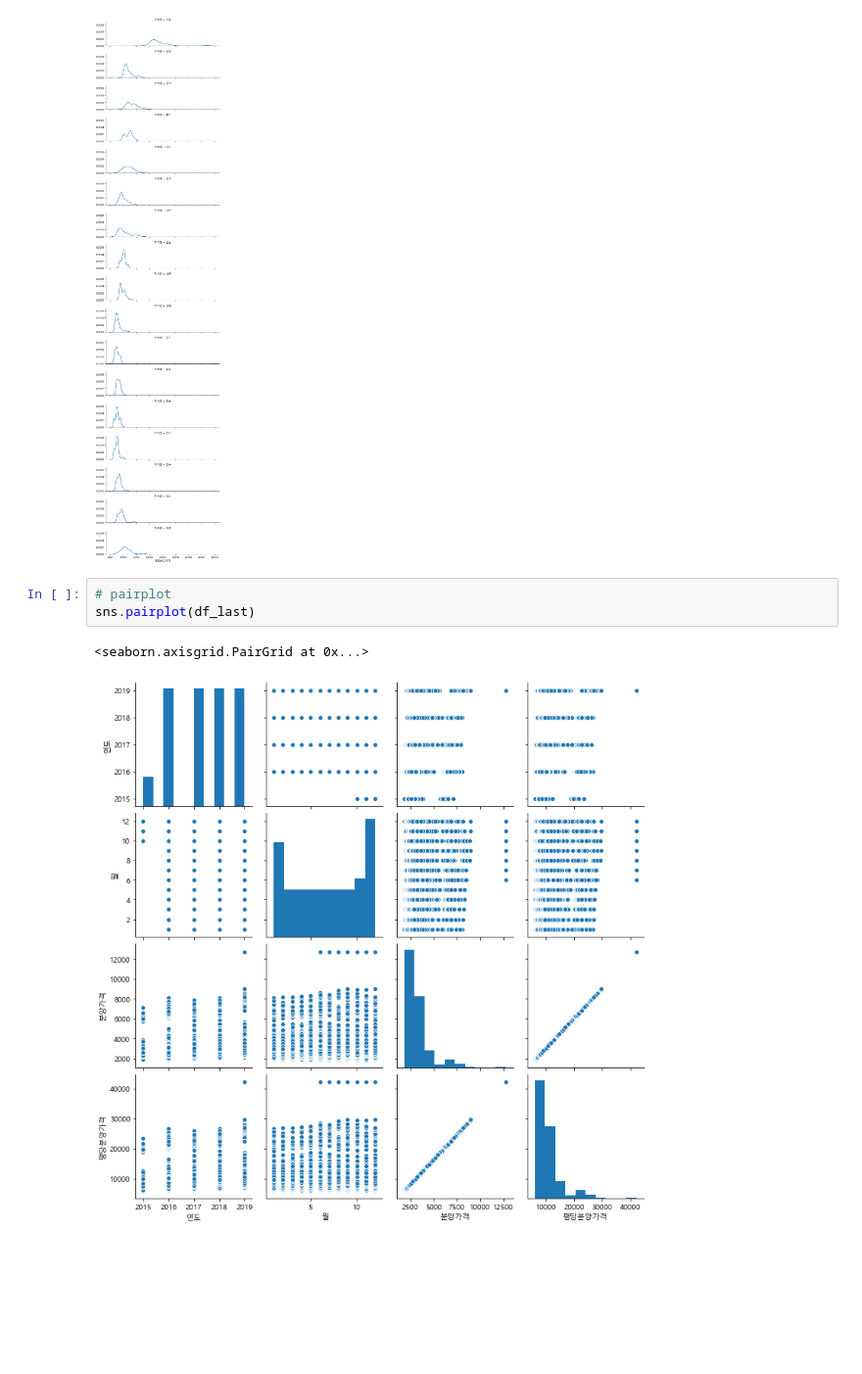
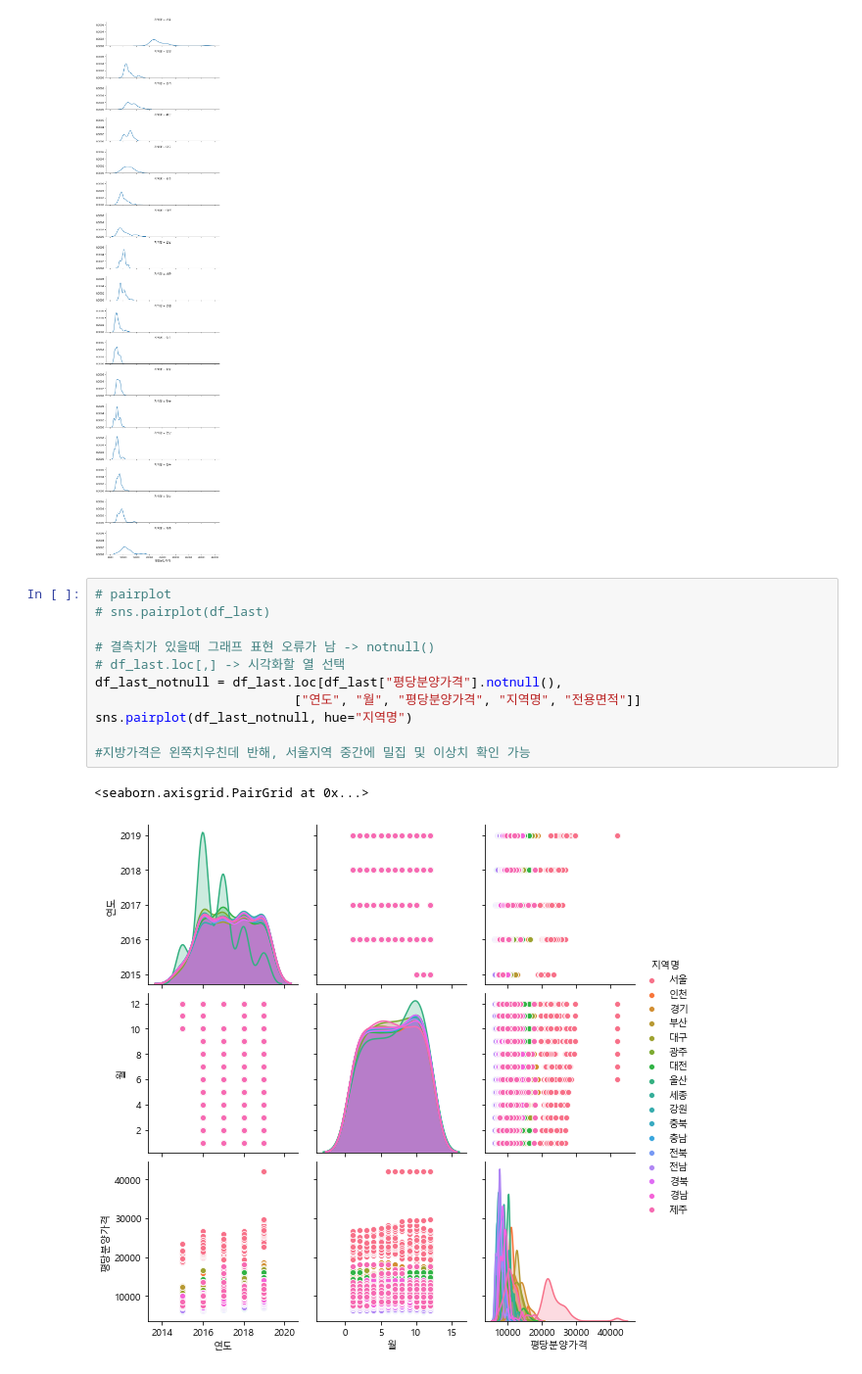
Before and after one commit to sookm/inflearn_lecture_opendata, a Jupyter notebook: 01-apt-price-input_210519.ipynb, the cells around one changed output. Shown at 98% size. Saved outputs shown, nothing was run; the diff lists cells and outputs as text; blank space fills up the shorter version.

```diff
--- a/01-apt-price-input_210519.ipynb
+++ b/01-apt-price-input_210519.ipynb
@@ -768,9 +768,17 @@ g.map(sns.kdeplot, "평당분양가격");
 # 서울은 가운데에 분포가 잇음, 이상치 또한 확인 가능
 # %% [output]
 [figure]
-# %%
-# pairplot
-sns.pairplot(df_last)
-# %% [output]
-<seaborn.axisgrid.PairGrid at 0x...>
-[figure, removed]
+# %%
+# pairplot
+# sns.pairplot(df_last)
+
+# 결측치가 있을때 그래프 표현 오류가 남 -> notnull()
+# df_last.loc[,] -> 시각화할 열 선택
+df_last_notnull = df_last.loc[df_last["평당분양가격"].notnull(),
+                          ["연도", "월", "평당분양가격", "지역명", "전용면적"]]
+sns.pairplot(df_last_notnull, hue="지역명")
+
+#지방가격은 왼쪽치우친데 반해, 서울지역 중간에 밀집 및 이상치 확인 가능
+# %% [output]
+<seaborn.axisgrid.PairGrid at 0x...>
+[figure, added]
```
Also changed, not shown: parts of 10 cells of this notebook, 4 other files.
